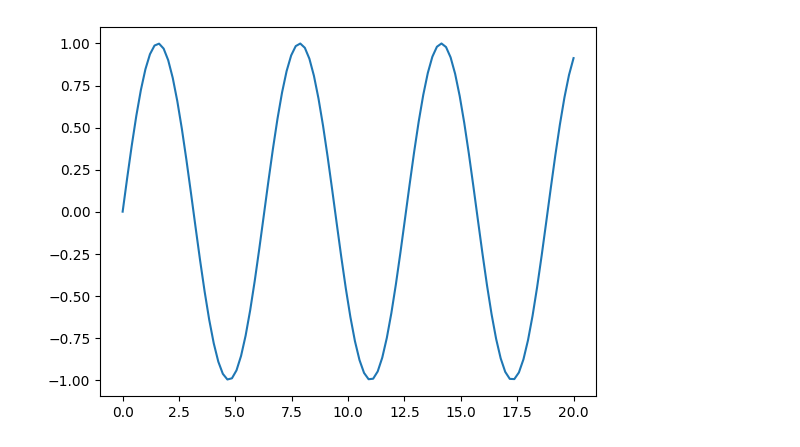
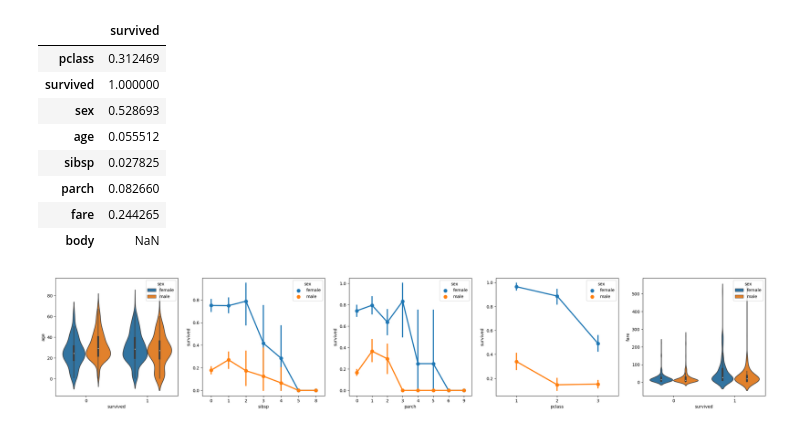
Before and after one commit to inthezone006/python, a Jupyter notebook: titanicDemo.ipynb, the cells around one changed output. Cells and saved outputs as stored; diff of their text form; code cells hidden in the pictures.

```diff
--- a/titanicDemo.ipynb
+++ b/titanicDemo.ipynb
@@ -3,5 +3,30 @@ import pandas as pd
 import numpy as np
 
 data = pd.read_csv('titanic3.csv')
+
+data.replace('?', np.nan, inplace= True)
+data = data.astype({"age": np.float64, "fare": np.float64})
-# %% [output]
-[figure, removed]
+# %%
+import seaborn as sns
+import matplotlib.pyplot as plt
+
+fig, axs = plt.subplots(ncols=5, figsize=(30,5))
+sns.violinplot(x="survived", y="age", hue="sex", data=data, ax=axs[0])
+sns.pointplot(x="sibsp", y="survived", hue="sex", data=data, ax=axs[1])
+sns.pointplot(x="parch", y="survived", hue="sex", data=data, ax=axs[2])
+sns.pointplot(x="pclass", y="survived", hue="sex", data=data, ax=axs[3])
+sns.violinplot(x="survived", y="fare", hue="sex", data=data, ax=axs[4])
+
+data.replace({'male': 1, 'female': 0}, inplace=True)
+data.corr().abs()[["survived"]]
+# %% [output]
+|  | survived |
+| pclass | 0.312469 |
+| survived | 1.000000 |
+| sex | 0.528693 |
+| age | 0.055512 |
+| sibsp | 0.027825 |
+| parch | 0.082660 |
+| fare | 0.244265 |
+| body | NaN |
+[figure, added]
```
